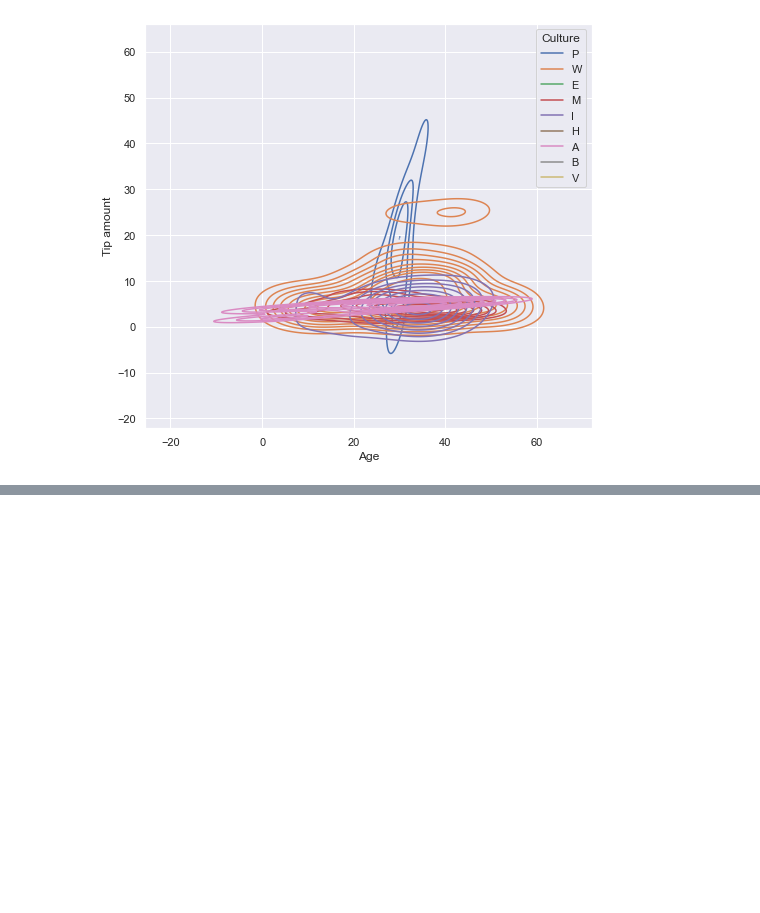
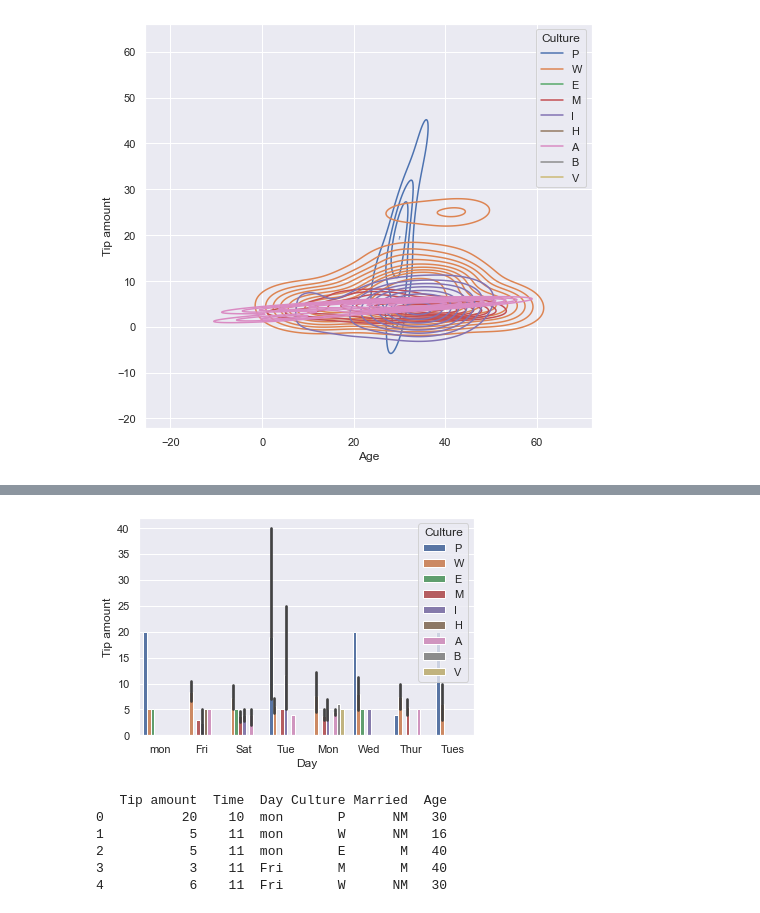
Before and after one commit to ingimar-eyfjord/Hair_tip_data_analysis, a Jupyter notebook: Hair_tip_data_analysis.ipynb, the cells around one changed output, grey strips where cells are left out. Saved outputs shown, nothing was run; the diff lists cells and outputs as text; code cells hidden in the pictures; blank space fills up the shorter version.

```diff
--- a/Hair_tip_data_analysis.ipynb
+++ b/Hair_tip_data_analysis.ipynb
@@ -275,0 +307,15 @@ sns.kdeplot(data=HairCutBatch, x="Age", y="Tip amount", hue="Culture", thresh=.1
+# %%
+dataset = HairCutBatch
+sns.barplot(x = "Day", y = "Tip amount", hue = "Culture", data = dataset)
+plt.show()
+# %% [output]
+[figure, added]
+# %%
+print(HairCutBatch.head())
+# %% [output]
+   Tip amount  Time  Day Culture Married  Age
+0          20    10  mon       P      NM   30
+1           5    11  mon       W      NM   16
+2           5    11  mon       E       M   40
+3           3    11  Fri       M       M   40
+4           6    11  Fri       W      NM   30
```
Also changed, not shown: parts of 9 cells of this notebook.
